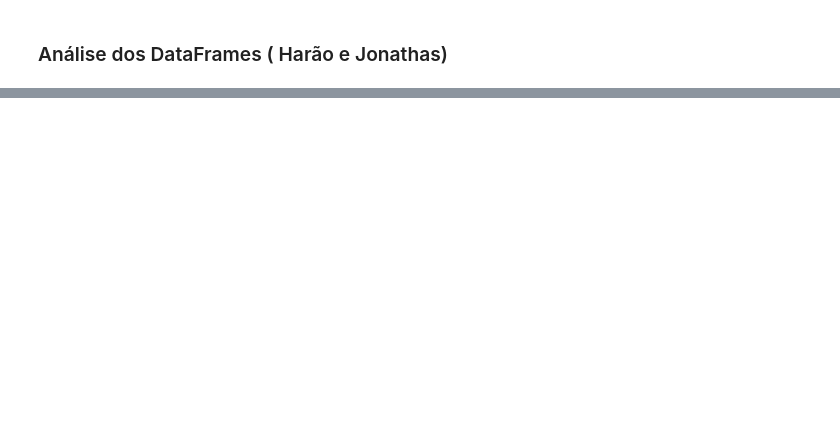
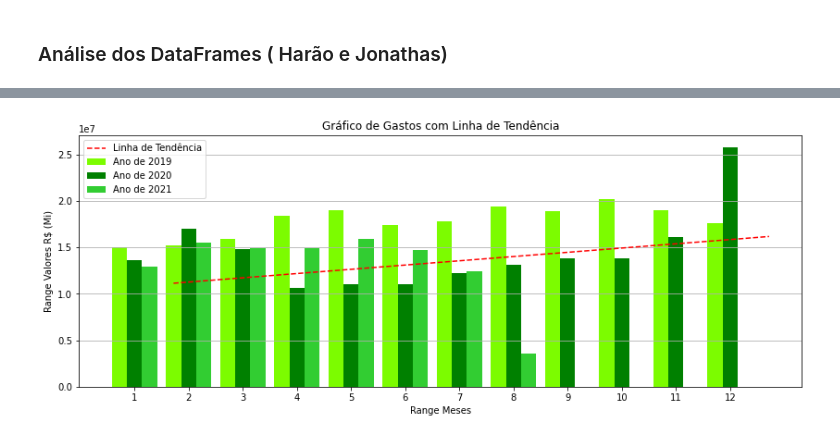
Before and after one commit to Sartorio12/Projeto_Modulo_5, a Jupyter notebook: notebook1.ipynb, the cells around one changed output, grey strips where cells are left out. Saved outputs shown, nothing was run; the diff lists cells and outputs as text; code cells hidden in the pictures; blank space fills up the shorter version.

```diff
--- a/notebook1.ipynb
+++ b/notebook1.ipynb
@@ -101,3 +99,7 @@ import matplotlib.pyplot as plt
 df1 = pd.read_csv('Ano-2019.csv', sep=';')
 df2 = pd.read_csv('Ano-2020.csv', sep=';')
 df3 = pd.read_csv('Ano-2021.csv', sep=';')
+# %%
+#Concatenando os 3 arquivos em um único
+df_unico = pd.concat([df1,df2,df3])
+df_unico.shape
@@ -189,0 +484,5 @@ df_copia[df_copia['txNomeParlamentar'].str.match('LIDERANÇA')].sample(5)
+# %%
+#Criando dataframes separados por ano
+df2019 = df_2[df_2['numAno'] == 2019]
+df2020 = df_2[df_2['numAno'] == 2020]
+df2021 = df_2[df_2['numAno'] == 2021]
@@ -189,0 +511,36 @@ df_copia[df_copia['txNomeParlamentar'].str.match('LIDERANÇA')].sample(5)
+# %%
+#Criando uma cópia do dataframe de 2021 para acrescentar os demais meses restantes para criação correta do gráfico seguinte
+df2021_copia = df2021.copy()
+df2021_copia = df2021_copia.append({'numMes':9}, ignore_index = True)
+df2021_copia = df2021_copia.append({'numMes':10}, ignore_index = True)
+df2021_copia = df2021_copia.append({'numMes':11}, ignore_index = True)
+df2021_copia = df2021_copia.append({'numMes':12}, ignore_index = True)
+df2021_copia['numMes'] = df2021_copia['numMes'].astype('int64')
+# %%
+#Gráfico agrupado por mês, com gráfico de barra dos três anos, com linha de tendência (média)
+plt.figure(figsize = (14, 5))
+wid = 0.28
+r1 = np.arange(len(df2019['numMes'].unique()))
+r2 = [x + wid for x in r1]
+r3 = [x + wid for x in r2]
+
+z = np.polyfit(df_2['numMes'].sort_values().unique(), (df_2.groupby(['numMes'])['vlrDocumento'].sum().sort_values())/3, 1)
+p = np.poly1d(z)
+plt.plot(df_2['numMes'].sort_values().unique(), p(df_2['numMes'].sort_values().unique()), 'r--', label = 'Linha de Tendência')
+
+plt.bar(r1, df2019.groupby(['numMes'])['vlrDocumento'].sum(), width = wid, label = 'Ano de 2019', color = '#7CFC00')
+plt.bar(r2, df2020.groupby(['numMes'])['vlrDocumento'].sum(), width = wid, label = 'Ano de 2020', color = '#008000')
+plt.bar(r3, df2021_copia.groupby(['numMes'])['vlrDocumento'].sum(), width = wid, label = 'Ano de 2021', color = '#32CD32')
+
+#plt.xticks([r + wid for r in range(df19['numMes'].unique())], ['2019', '2020'])
+plt.xticks([r + wid for r in range(len(df2019['numMes'].unique()))], df2019['numMes'].sort_values().unique())
+
+plt.title('Gráfico de Gastos com Linha de Tendência')
+plt.xlabel('Range Meses')
+plt.ylabel('Range Valores R$ (Mi)')
+
+plt.legend()
+plt.grid(axis = 'y')
+plt.show()
+# %% [output]
+[figure, added]
```
Also changed, not shown: parts of 50 cells of this notebook.
